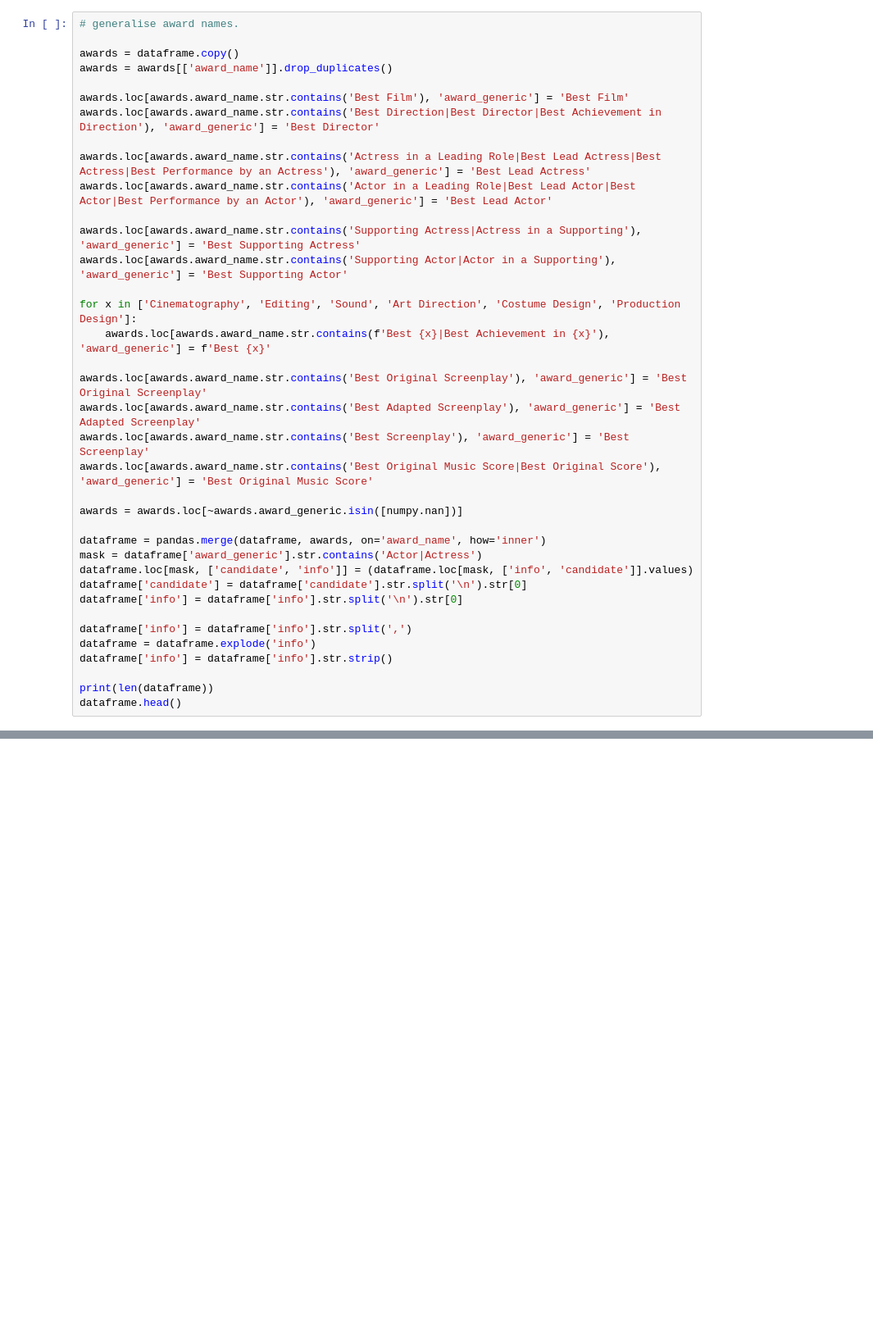
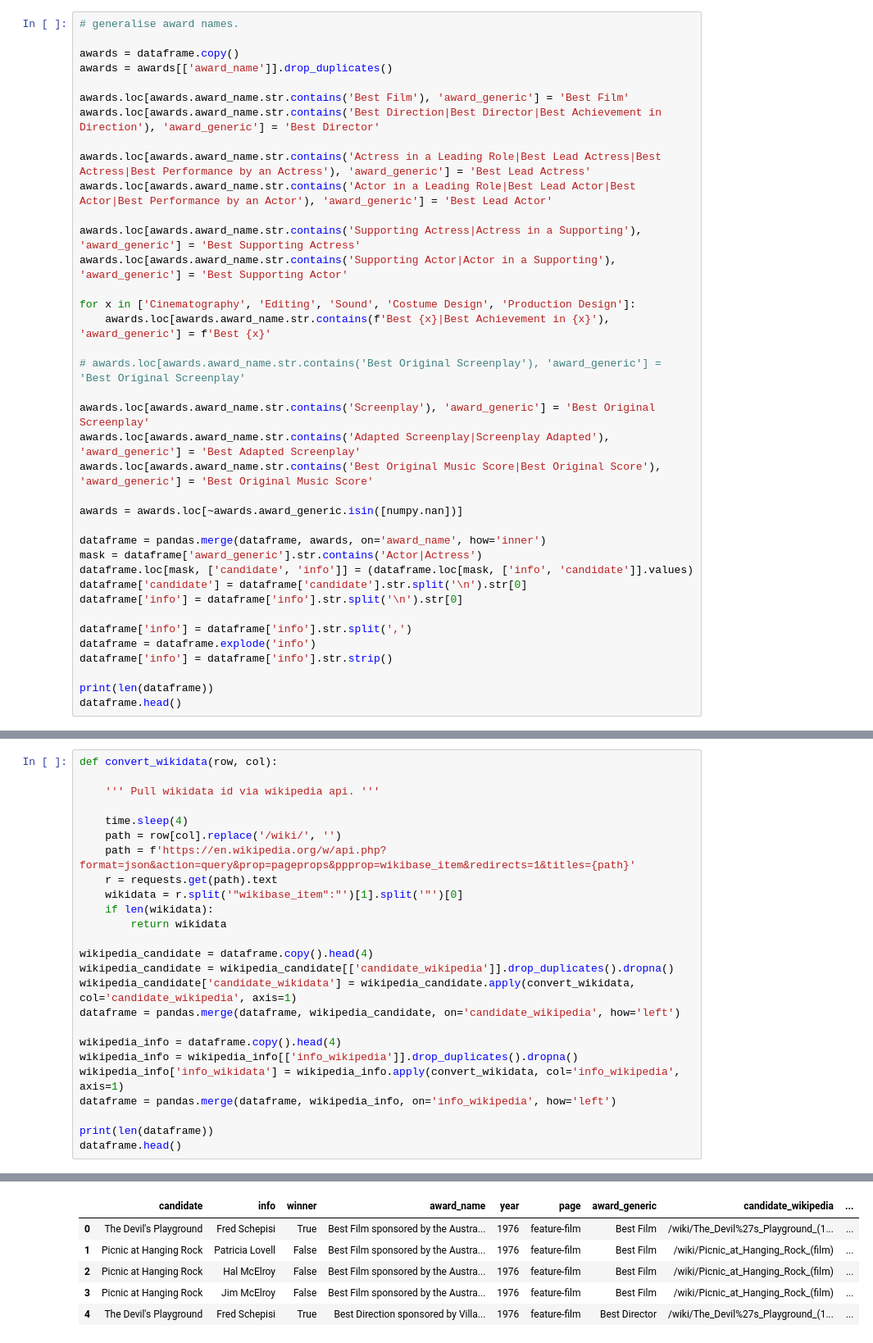
Before and after one commit to paulduchesne/aacta-wikidata, a Jupyter notebook: aacta-wikidata.ipynb, the cells around one changed output, grey strips where cells are left out. Shown at 82% size. Saved outputs shown, nothing was run; the diff lists cells and outputs as text; blank space fills up the shorter version.

```diff
--- a/aacta-wikidata.ipynb
+++ b/aacta-wikidata.ipynb
@@ -129,12 +130,13 @@ awards.loc[awards.award_name.str.contains('Actor in a Leading Role|Best Lead Act
 awards.loc[awards.award_name.str.contains('Supporting Actress|Actress in a Supporting'), 'award_generic'] = 'Best Supporting Actress'
 awards.loc[awards.award_name.str.contains('Supporting Actor|Actor in a Supporting'), 'award_generic'] = 'Best Supporting Actor'
 
-for x in ['Cinematography', 'Editing', 'Sound', 'Art Direction', 'Costume Design', 'Production Design']:
+for x in ['Cinematography', 'Editing', 'Sound', 'Costume Design', 'Production Design']:
     awards.loc[awards.award_name.str.contains(f'Best {x}|Best Achievement in {x}'), 'award_generic'] = f'Best {x}'
 
-awards.loc[awards.award_name.str.contains('Best Original Screenplay'), 'award_generic'] = 'Best Original Screenplay'
-awards.loc[awards.award_name.str.contains('Best Adapted Screenplay'), 'award_generic'] = 'Best Adapted Screenplay'
-awards.loc[awards.award_name.str.contains('Best Screenplay'), 'award_generic'] = 'Best Screenplay'
+# awards.loc[awards.award_name.str.contains('Best Original Screenplay'), 'award_generic'] = 'Best Original Screenplay'
+
+awards.loc[awards.award_name.str.contains('Screenplay'), 'award_generic'] = 'Best Original Screenplay'
+awards.loc[awards.award_name.str.contains('Adapted Screenplay|Screenplay Adapted'), 'award_generic'] = 'Best Adapted Screenplay'
 awards.loc[awards.award_name.str.contains('Best Original Music Score|Best Original Score'), 'award_generic'] = 'Best Original Music Score'
 
 awards = awards.loc[~awards.award_generic.isin([numpy.nan])]
@@ -192,0 +231,26 @@ https://en.wikipedia.org/wiki/AACTA_Award_for_Best_Costume_Design 85884
+# %%
+def convert_wikidata(row, col):
+
+    ''' Pull wikidata id via wikipedia api. '''
+
+    time.sleep(4)
+    path = row[col].replace('/wiki/', '')
+    path = f'https://en.wikipedia.org/w/api.php?format=json&action=query&prop=pageprops&ppprop=wikibase_item&redirects=1&titles={path}'
+    r = requests.get(path).text
+    wikidata = r.split('"wikibase_item":"')[1].split('"')[0]
+    if len(wikidata):
+        return wikidata
+
+wikipedia_candidate = dataframe.copy().head(4)
+wikipedia_candidate = wikipedia_candidate[['candidate_wikipedia']].drop_duplicates().dropna()
+wikipedia_candidate['candidate_wikidata'] = wikipedia_candidate.apply(convert_wikidata, col='candidate_wikipedia', axis=1)
+dataframe = pandas.merge(dataframe, wikipedia_candidate, on='candidate_wikipedia', how='left')
+
+wikipedia_info = dataframe.copy().head(4)
+wikipedia_info = wikipedia_info[['info_wikipedia']].drop_duplicates().dropna()
+wikipedia_info['info_wikidata'] = wikipedia_info.apply(convert_wikidata, col='info_wikipedia', axis=1)
+dataframe = pandas.merge(dataframe, wikipedia_info, on='info_wikipedia', how='left')
+
+print(len(dataframe))
+dataframe.head()
+# %% [output]
@@ -192,0 +258,6 @@ https://en.wikipedia.org/wiki/AACTA_Award_for_Best_Costume_Design 85884
+|  | candidate | info | winner | award_name | year | page | award_generic | candidate_wikipedia | ... |
+| 0 | The Devil's Playground | Fred Schepisi | True | Best Film sponsored by the Austra... | 1976 | feature-film | Best Film | /wiki/The_Devil%27s_Playground_(1... | ... |
+| 1 | Picnic at Hanging Rock | Patricia Lovell | False | Best Film sponsored by the Austra... | 1976 | feature-film | Best Film | /wiki/Picnic_at_Hanging_Rock_(film) | ... |
+| 2 | Picnic at Hanging Rock | Hal McElroy | False | Best Film sponsored by the Austra... | 1976 | feature-film | Best Film | /wiki/Picnic_at_Hanging_Rock_(film) | ... |
+| 3 | Picnic at Hanging Rock | Jim McElroy | False | Best Film sponsored by the Austra... | 1976 | feature-film | Best Film | /wiki/Picnic_at_Hanging_Rock_(film) | ... |
+| 4 | The Devil's Playground | Fred Schepisi | True | Best Direction sponsored by Villa... | 1976 | feature-film | Best Director | /wiki/The_Devil%27s_Playground_(1... | ... |
```
Also changed, not shown: parts of 6 cells of this notebook.
